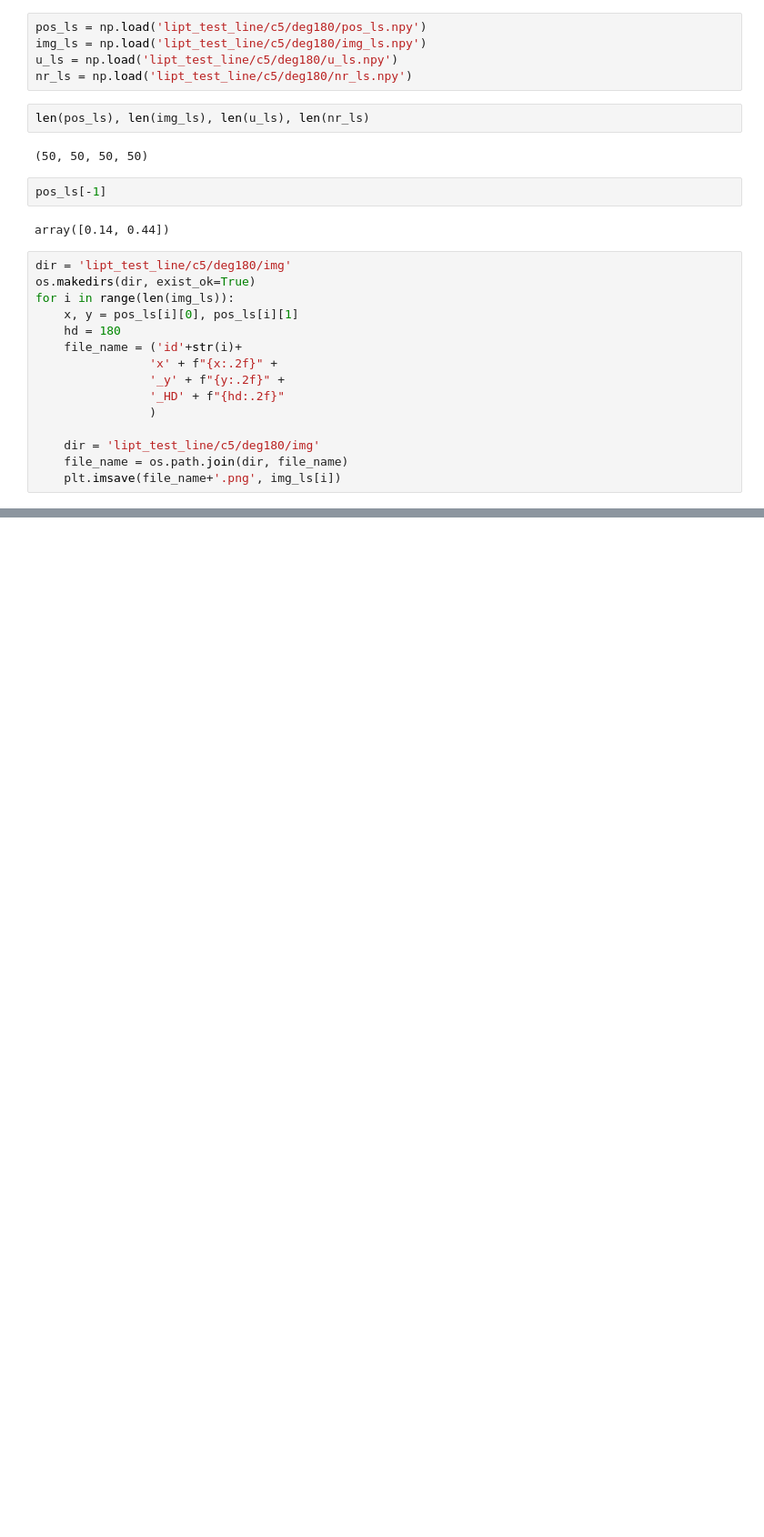
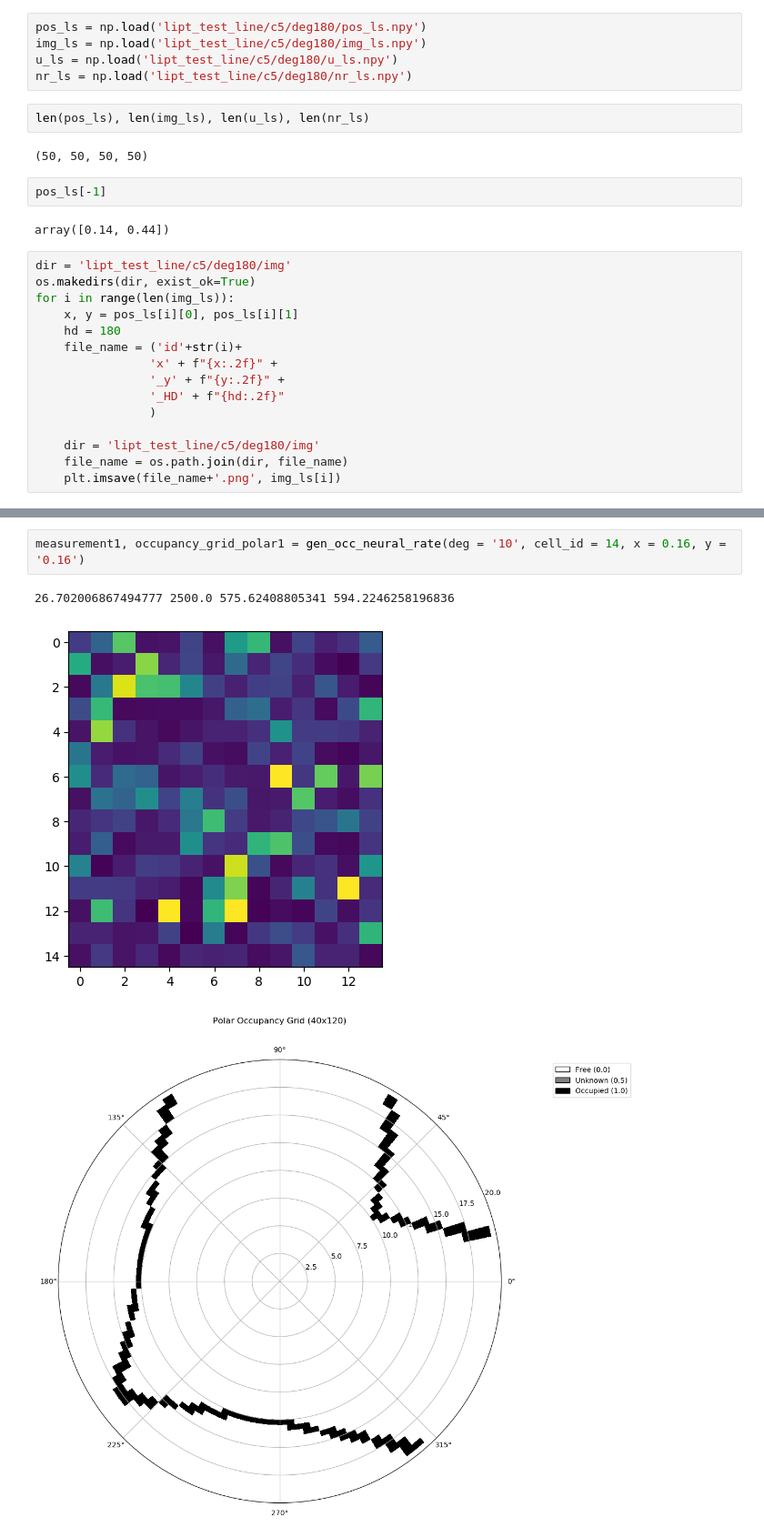
Before and after one commit to mehd1k/NerualRateMaps, a Jupyter notebook: test.ipynb, the cells around one changed output, grey strips where cells are left out. Shown at 91% size. Saved outputs shown, nothing was run; the diff lists cells and outputs as text; blank space fills up the shorter version.

```diff
--- a/test.ipynb
+++ b/test.ipynb
@@ -443,0 +645,6 @@ for i in range(len(img_ls)):
+# %%
+measurement1, occupancy_grid_polar1 = gen_occ_neural_rate(deg = '10', cell_id = 14, x = 0.16, y = '0.16')
+# %% [output]
+26.702006867494777 2500.0 575.62408805341 594.2246258196836
+[figure, added]
+[figure, added]
```
Also changed, not shown: parts of 7 cells of this notebook, 19 other files.
